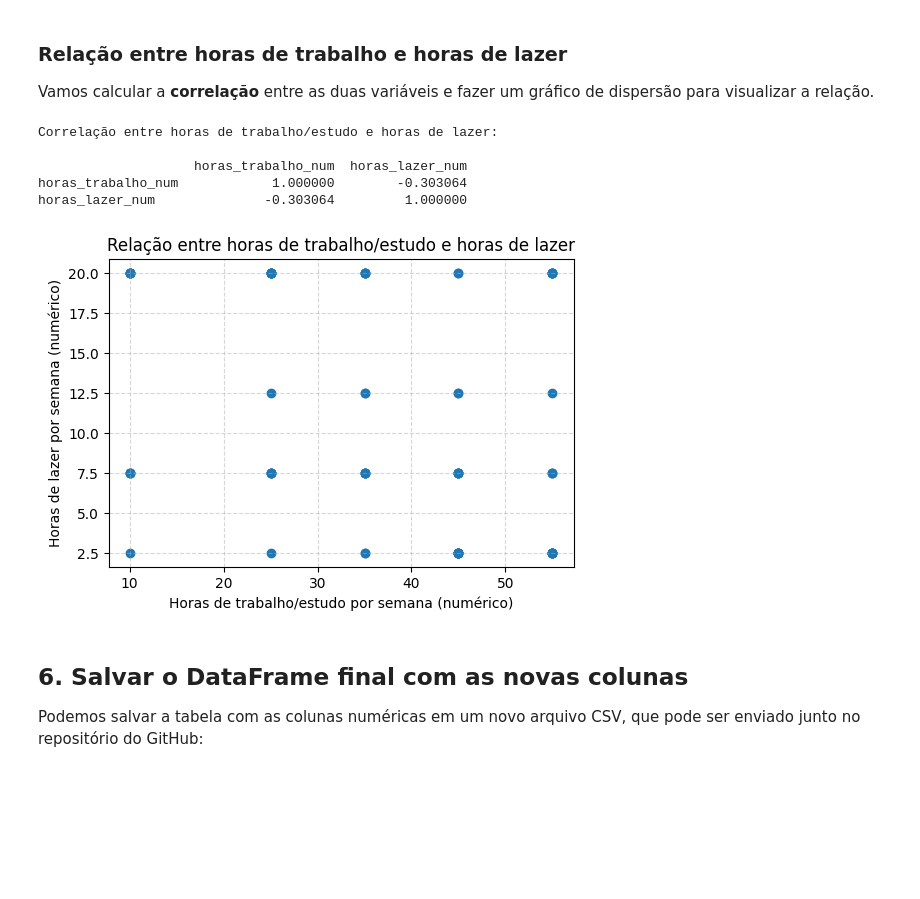
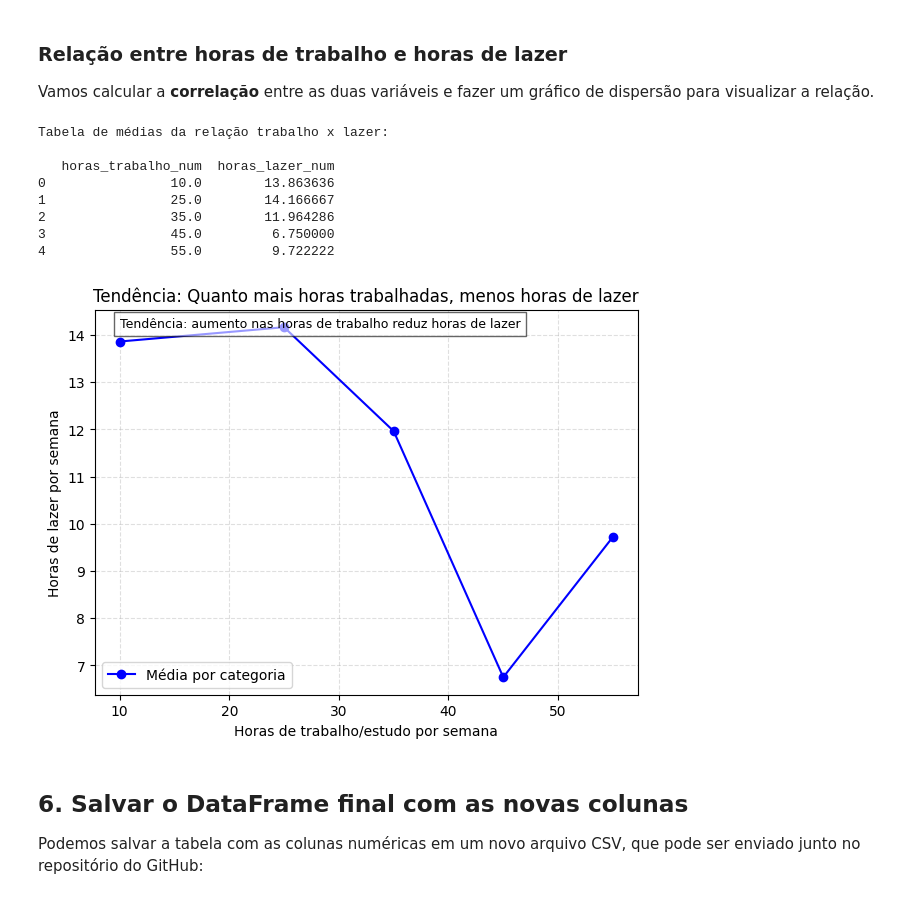
Before and after one commit to jorgeutermoehl/Trabalho_19_11_2025, a Jupyter notebook: atividade_transformacao_horas_ptbr - Copia.ipynb, the cells around one changed output. Saved outputs shown, nothing was run; the diff lists cells and outputs as text; code cells hidden in the pictures; blank space fills up the shorter version.

```diff
--- a/atividade_transformacao_horas_ptbr - Copia.ipynb
+++ b/atividade_transformacao_horas_ptbr - Copia.ipynb
@@ -247,25 +247,43 @@ Média de horas de lazer por semana: 10.801282051282051
 ### Relação entre horas de trabalho e horas de lazer
 
 Vamos calcular a **correlação** entre as duas variáveis e fazer um gráfico de dispersão para visualizar a relação.
-# %%
-print("Correlação entre horas de trabalho/estudo e horas de lazer:\n")
-print(tabela[['horas_trabalho_num', 'horas_lazer_num']].corr())
-
-# Gráfico de dispersão
-plt.figure(figsize=(6, 4))
-plt.scatter(tabela['horas_trabalho_num'], tabela['horas_lazer_num'])
-plt.xlabel('Horas de trabalho/estudo por semana (numérico)')
-plt.ylabel('Horas de lazer por semana (numérico)')
-plt.title('Relação entre horas de trabalho/estudo e horas de lazer')
-plt.grid(True, linestyle='--', alpha=0.5)
-plt.show()
-# %% [output]
-Correlação entre horas de trabalho/estudo e horas de lazer:
-
-                    horas_trabalho_num  horas_lazer_num
-horas_trabalho_num            1.000000        -0.303064
-horas_lazer_num              -0.303064         1.000000
-[figure, removed]
+# %%
+# 1. Criar tabela de médias agrupando por horas de trabalho
+tabela_media = tabela.groupby('horas_trabalho_num', as_index=False)['horas_lazer_num'].mean()
+
+print("Tabela de médias da relação trabalho x lazer:\n")
+print(tabela_media)
+
+# 2. Gráfico com menos pontos (apenas médias)
+plt.figure(figsize=(7, 5))
+plt.plot(tabela_media['horas_trabalho_num'], tabela_media['horas_lazer_num'],
+         marker='o', linestyle='-', color='blue', label='Média por categoria')
+
+plt.xlabel('Horas de trabalho/estudo por semana')
+plt.ylabel('Horas de lazer por semana')
+plt.title('Tendência: Quanto mais horas trabalhadas, menos horas de lazer')
+plt.grid(True, linestyle='--', alpha=0.4)
+
+# 3. Linha extra explicando a tendência no próprio gráfico
+plt.text(
+    x=tabela_media['horas_trabalho_num'].min(),
+    y=tabela_media['horas_lazer_num'].max(),
+    s='Tendência: aumento nas horas de trabalho reduz horas de lazer',
+    fontsize=9,
+    bbox=dict(facecolor='white', alpha=0.6)
+)
+plt.legend()
+plt.show()
+# %% [output]
+Tabela de médias da relação trabalho x lazer:
+
+   horas_trabalho_num  horas_lazer_num
+0                10.0        13.863636
+1                25.0        14.166667
+2                35.0        11.964286
+3                45.0         6.750000
+4                55.0         9.722222
+[figure, added]
 # %% [markdown]
 ## 6. Salvar o DataFrame final com as novas colunas
 
```
Also changed, not shown: parts of 1 cell of this notebook.
